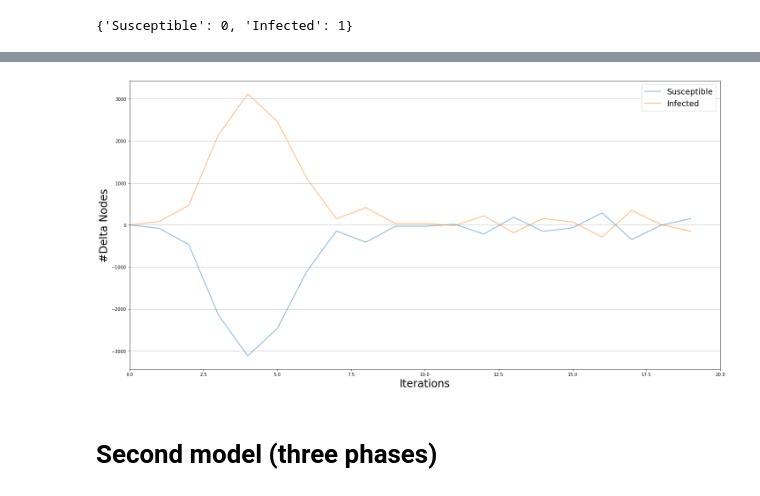
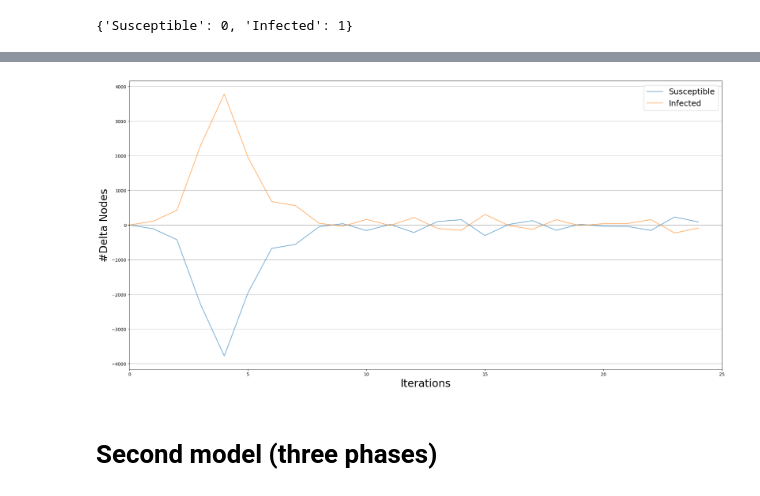
Before and after one commit to pspinaunipi/Project_Social_Network_Analysis, a Jupyter notebook: Infection simulation.ipynb, the cells around one changed output, grey strips where cells are left out. Cells and saved outputs as stored; diff of their text form; code cells hidden in the pictures.

```diff
--- a/Infection simulation.ipynb
+++ b/Infection simulation.ipynb
@@ -41,8 +43,8 @@ u3 = 0.048
 # %% [markdown]
 # First model (poor fit for the data)
 # %%
-model = ep.SISModel(g)
-model.available_statuses
+first_model = ep.SISModel(g)
+first_model.available_statuses
 # %% [output]
 {'Susceptible': 0, 'Infected': 1}
 # %%
@@ -50,9 +52,9 @@ cfg = mc.Configuration()
 cfg.add_model_parameter('beta', b) # infection rate
 cfg.add_model_parameter('lambda', u) # recovery rate
 #cfg.add_model_parameter("percentage_infected", 0.0001)
-infected_nodes = ['environment']
+infected_nodes = ['wallstreetbets']
 cfg.add_model_initial_configuration("Infected", infected_nodes)
-model.set_initial_status(cfg)
+first_model.set_initial_status(cfg)
 # %%
-iterations = model.iteration_bunch(20, node_status=True)
-trends = model.build_trends(iterations)
+iterations = first_model.iteration_bunch(25, node_status=True)
+trends1 = first_model.build_trends(iterations)
@@ -65,8 +66,8 @@ viz.plot()
 # %%
-viz = DiffusionPrevalence(model, trends)
+viz = DiffusionPrevalence(first_model, trends1)
 viz.plot()
 # %% [output]
-[figure, old version]
+[figure, new version]
 # %% [markdown]
 # Second model (three phases)
 # %% [markdown]
```
Also changed, not shown: parts of 132 cells of this notebook, 1 other file.
